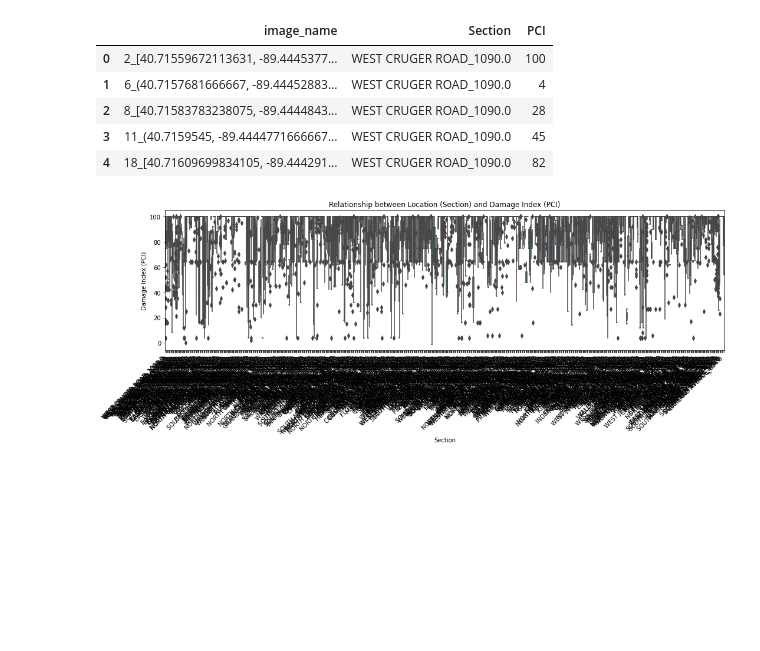
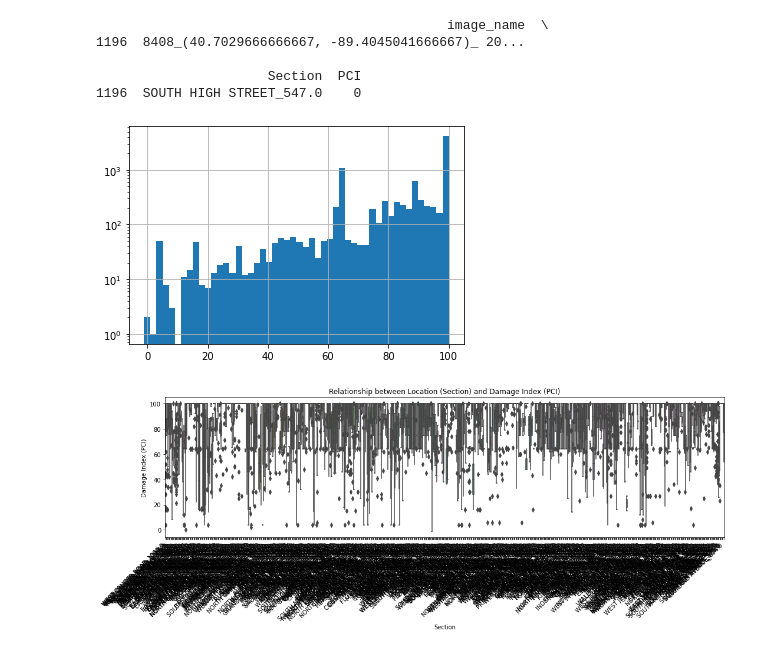
Before and after one commit to tjboise/DSPS24, a Jupyter notebook: Untitled1.ipynb, the cells around one changed output. Cells and saved outputs as stored; diff of their text form; code cells hidden in the pictures; blank space fills up the shorter version.

```diff
--- a/Untitled1.ipynb
+++ b/Untitled1.ipynb
@@ -1,19 +1,30 @@
 # %%
 import pandas as pd
+import matplotlib.pyplot as plt
 
 # Load the CSV file
 file_path = '../DSPS24-1/data/train.csv'
 data = pd.read_csv(file_path)
 
 # Display the first few rows of the dataframe to understand its structure
 data.head()
+data['PCI'].hist(bins=50)
+plt.yscale('log')
+
+num_pci_smaller_than_zero = (data['PCI'] == 0).sum()
+num_pci_smaller_than_zero
+
+negative_pci_rows = data[data['PCI'] == 0]
+
+# Display these rows
+print(negative_pci_rows)
 # %% [output]
-|  | image_name | Section | PCI |
-| 0 | 2_[40.71559672113631, -89.4445377... | WEST CRUGER ROAD_1090.0 | 100 |
-| 1 | 6_(40.7157681666667, -89.44452883... | WEST CRUGER ROAD_1090.0 | 4 |
-| 2 | 8_[40.71583783238075, -89.4444843... | WEST CRUGER ROAD_1090.0 | 28 |
-| 3 | 11_(40.7159545, -89.4444771666667... | WEST CRUGER ROAD_1090.0 | 45 |
-| 4 | 18_[40.71609699834105, -89.444291... | WEST CRUGER ROAD_1090.0 | 82 |
+                                             image_name  \
+1196  8408_(40.7029666666667, -89.4045041666667)_ 20...
+
+                      Section  PCI
+1196  SOUTH HIGH STREET_547.0    0
+[figure, added]
 # %%
 import matplotlib.pyplot as plt
 import seaborn as sns
```
